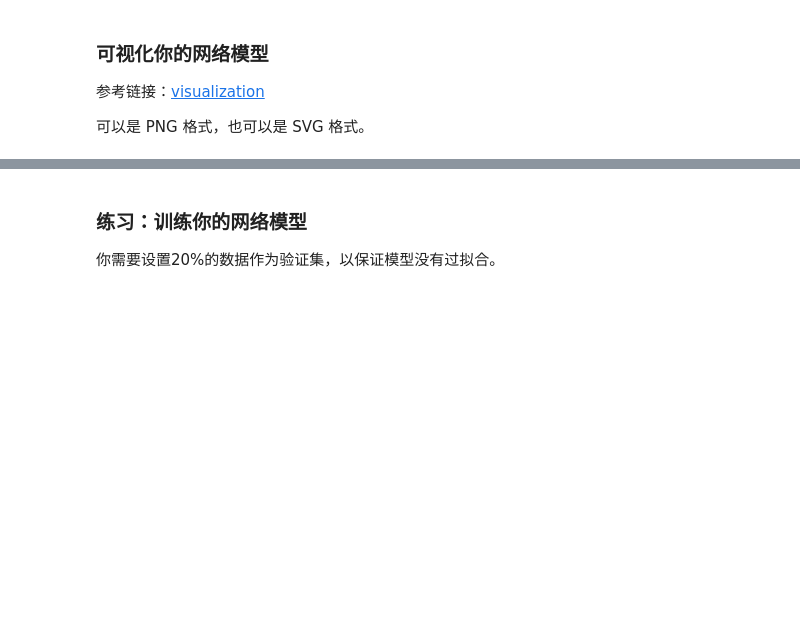
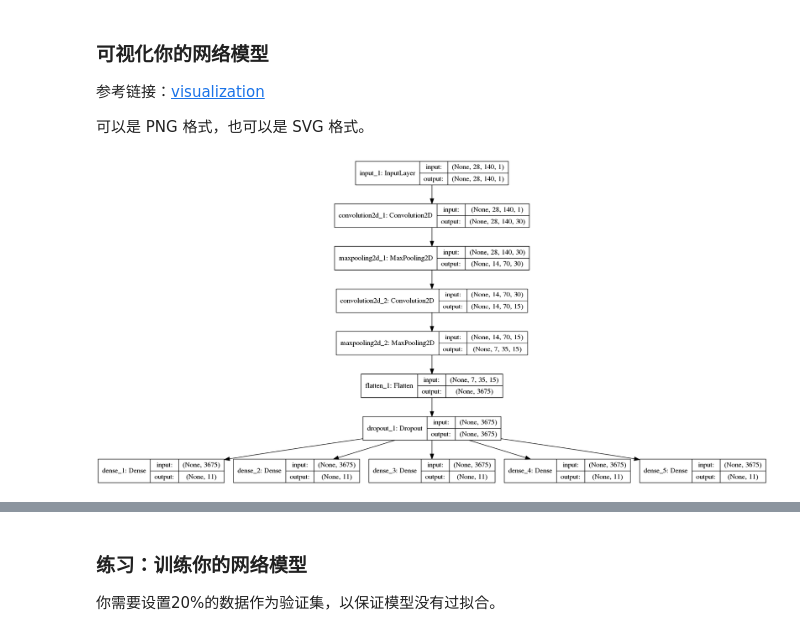
Before and after one commit to LancelotHolmes/digit_recognition, a Jupyter notebook: digit_recognition.ipynb, the cells around one changed output, grey strips where cells are left out. Saved outputs shown, nothing was run; the diff lists cells and outputs as text; code cells hidden in the pictures; blank space fills up the shorter version.

Commit message:
implement the train model and run on floyd

```diff
--- a/digit_recognition.ipynb
+++ b/digit_recognition.ipynb
@@ -141,0 +146,28 @@ _你为解决这个问题采取了什么技术？请详细介绍你使用的技
+# %%
+def train_model():
+    # create model
+#     model = Sequential()
+    a = Input((28, 28*5, 1))
+    b = Convolution2D(30, 5, 5, border_mode='same', activation='relu')(a)
+    b = MaxPooling2D(pool_size=(2, 2), border_mode='same')(b)
+    b = Convolution2D(15, 3, 3, border_mode='same', activation='relu')(b)
+    b = MaxPooling2D(pool_size=(2, 2),border_mode='same')(b)
+    b = Flatten()(b)
+    b = Dropout(0.2)(b)
+#     b = Dense(128, activation='relu')(b)
+#     b = Dense(50, activation='relu')(b)
+#     model.add(Convolution2D(30, 5, 5, border_mode='valid', input_shape=(28, 28*5, 1), activation='relu'))
+#     model.add(MaxPooling2D(pool_size=(2, 2)))
+#     model.add(Convolution2D(15, 3, 3, activation='relu'))
+#     model.add(MaxPooling2D(pool_size=(2, 2)))
+#     model.add(Dropout(0.2))
+#     model.add(Flatten())
+#     model.add(Dense(128, activation='relu'))
+#     model.add(Dense(50, activation='relu'))
+    lst_output = []
+    for i in range(5):
+        lst_output.append(Dense(11, activation='softmax')(b))
+    model = Model(input=a, output=lst_output)
+    # compile model
+    model.compile(loss='categorical_crossentropy', optimizer='adam', metrics=['accuracy'])
+    return model
@@ -146,10 +190,17 @@ _你为解决这个问题采取了什么技术？请详细介绍你使用的技
 
 可以是 PNG 格式，也可以是 SVG 格式。
 # %%
-from keras.utils.visualize_util import plot, model_to_dot
+# from keras.utils.visualize_util import plot, model_to_dot
+# from keras.utils.visualize_util import plot
 from IPython.display import Image, SVG
+# from IPython.display import Image
 
 # TODO: 可视化你的模型
+model = train_model()
+# plot(model, to_file='train_model.png', show_shapes=True)
+Image(filename = 'train_model.png')
+# %% [output]
+[figure, added]
 # %% [markdown]
 ### 问题 3
 _你最终的模型架构是什么样的？（什么类型的模型，层数，大小, 如何连接等）_
```
Also changed, not shown: parts of 16 cells of this notebook, 5 other files.
